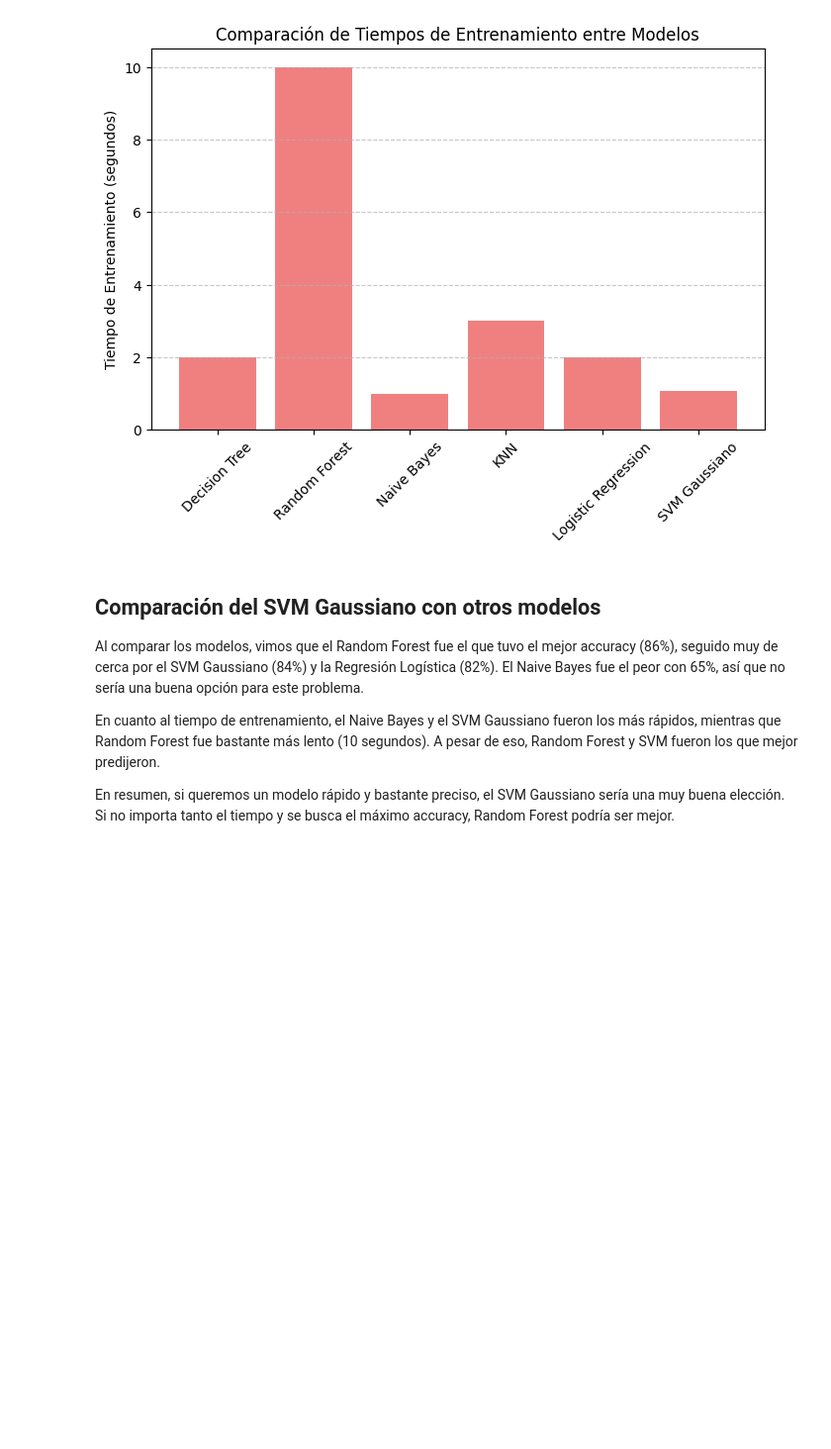
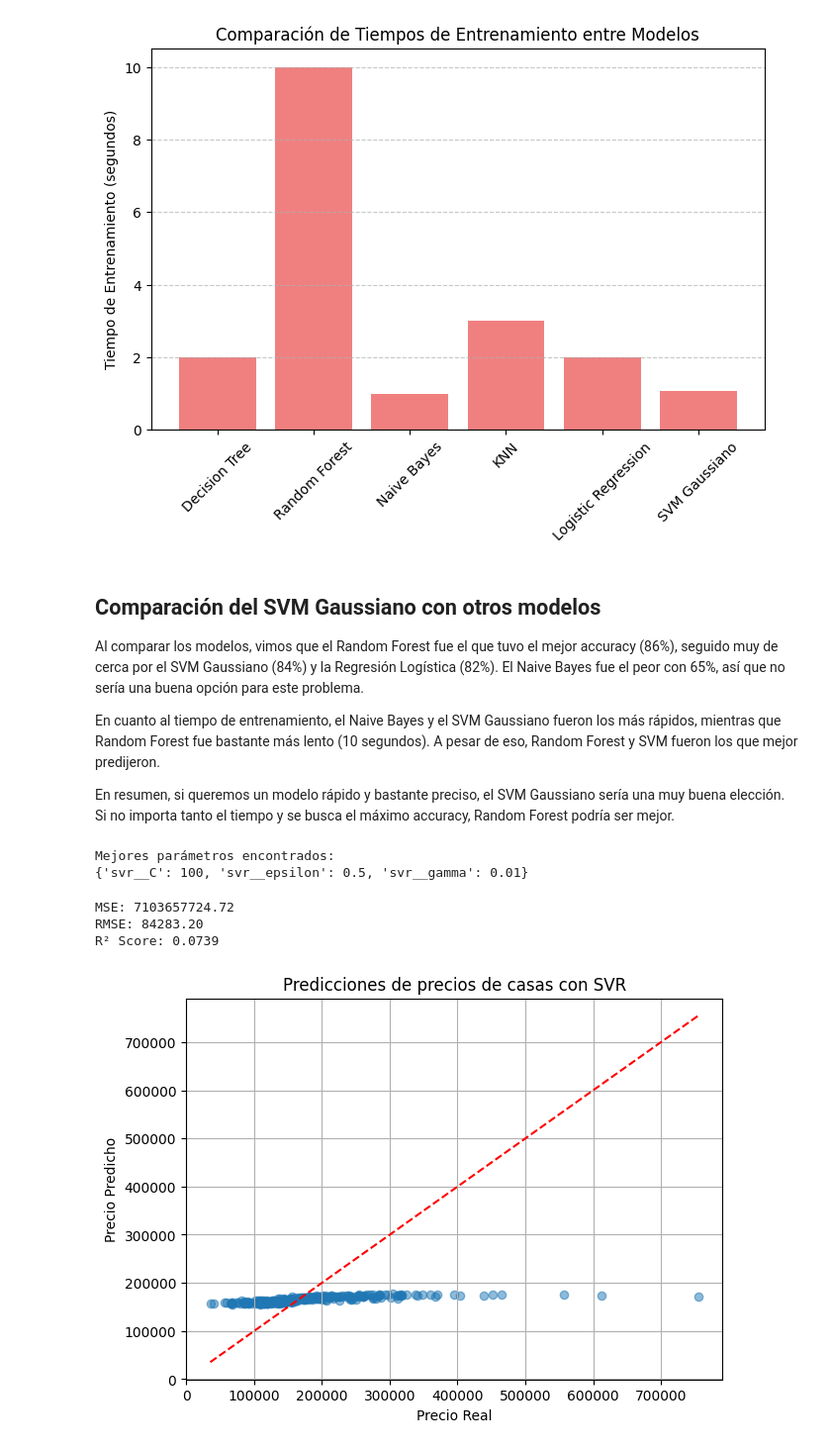
Before and after one commit to DiegoGarV/HDT8-DM, a Jupyter notebook: SVM.ipynb, the cells around one changed output. Shown: that part at 99% size. Cells and saved outputs as stored; diff of their text form; code cells hidden in the pictures; blank space fills up the shorter version.

```diff
--- a/SVM.ipynb
+++ b/SVM.ipynb
@@ -545,3 +548,65 @@ Al comparar los modelos, vimos que el Random Forest fue el que tuvo el mejor acc
 En cuanto al tiempo de entrenamiento, el Naive Bayes y el SVM Gaussiano fueron los más rápidos, mientras que Random Forest fue bastante más lento (10 segundos). A pesar de eso, Random Forest y SVM fueron los que mejor predijeron.
 
 En resumen, si queremos un modelo rápido y bastante preciso, el SVM Gaussiano sería una muy buena elección. Si no importa tanto el tiempo y se busca el máximo accuracy, Random Forest podría ser mejor.
+# %%
+categorical_selector = selector(dtype_include=object)
+numerical_selector = selector(dtype_exclude=object)
+
+categorical_cols = categorical_selector(X_train)
+numerical_cols = numerical_selector(X_train)
+
+# Preprocesamiento corregido:
+preprocessor = ColumnTransformer(transformers=[
+    ('num', make_pipeline(SimpleImputer(strategy='mean'), StandardScaler()), numerical_cols),
+    ('cat', make_pipeline(SimpleImputer(strategy='constant', fill_value='Missing'), OneHotEncoder(handle_unknown='ignore')), categorical_cols)
+])
+
+# Definir pipeline final
+svr_pipeline = make_pipeline(
+    preprocessor,
+    SVR()
+)
+
+# Hiperparámetros a probar
+param_grid_svr = {
+    'svr__C': [0.1, 1, 10, 100],
+    'svr__gamma': ['scale', 'auto', 0.01, 0.1, 1],
+    'svr__epsilon': [0.1, 0.2, 0.5]
+}
+
+# GridSearch para tunear
+grid_svr = GridSearchCV(svr_pipeline, param_grid_svr, cv=5, scoring='neg_mean_squared_error', n_jobs=-1)
+grid_svr.fit(X_train, y_train)
+
+print("Mejores parámetros encontrados:")
+print(grid_svr.best_params_)
+# %% [output]
+Mejores parámetros encontrados:
+{'svr__C': 100, 'svr__epsilon': 0.5, 'svr__gamma': 0.01}
+# %%
+y_pred_svr = grid_svr.predict(X_test)
+
+# Métricas de desempeño
+mse = mean_squared_error(y_test, y_pred_svr)
+rmse = np.sqrt(mse)
+r2 = r2_score(y_test, y_pred_svr)
+
+print(f"MSE: {mse:.2f}")
+print(f"RMSE: {rmse:.2f}")
+print(f"R² Score: {r2:.4f}")
+# %% [output]
+MSE: 7103657724.72
+RMSE: 84283.20
+R² Score: 0.0739
+# %%
+
+plt.figure(figsize=(7,5))
+plt.scatter(y_test, y_pred_svr, alpha=0.5)
+plt.plot([y_test.min(), y_test.max()], [y_test.min(), y_test.max()], 'r--')
+plt.xlabel("Precio Real")
+plt.ylabel("Precio Predicho")
+plt.title("Predicciones de precios de casas con SVR")
+plt.grid(True)
+plt.show()
+# %% [output]
+[figure, added]
```
Also changed, not shown: parts of 6 cells of this notebook.
